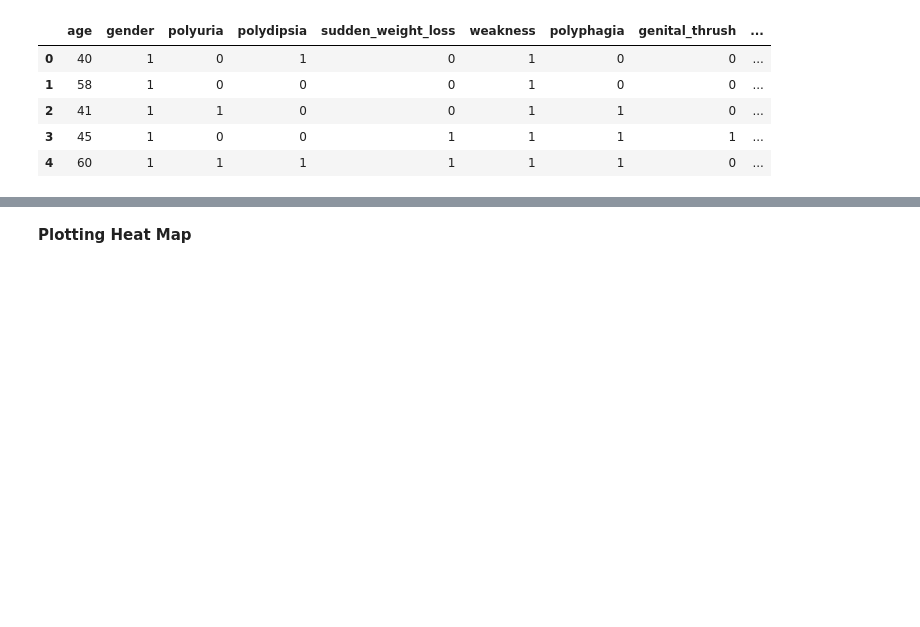
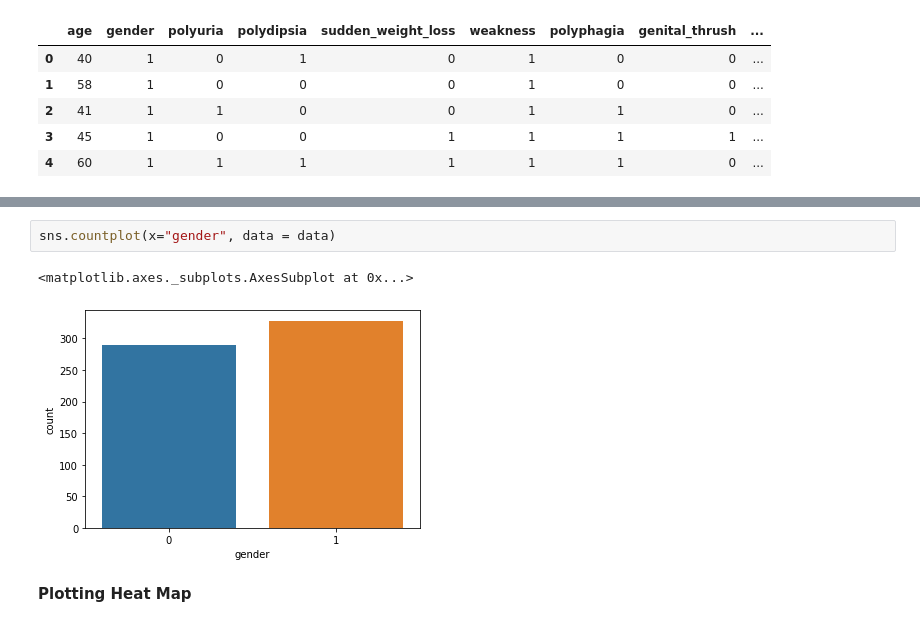
Before and after one commit to Insulin-bangkit-2022/deeplearningmethod, a Jupyter notebook: Capstone_Deep_Neural_Network.ipynb, the cells around one changed output, grey strips where cells are left out. Saved outputs shown, nothing was run; the diff lists cells and outputs as text; blank space fills up the shorter version.

```diff
--- a/Capstone_Deep_Neural_Network.ipynb
+++ b/Capstone_Deep_Neural_Network.ipynb
@@ -59,3 +59,8 @@ sns.countplot(x="class", data = data)
+# %%
+sns.countplot(x="gender", data = data)
+# %% [output]
+<matplotlib.axes._subplots.AxesSubplot at 0x...>
+[figure, added]
 # %% [markdown]
 **Plotting Heat Map**
 # %%
```
Also changed, not shown: parts of 12 cells of this notebook.
